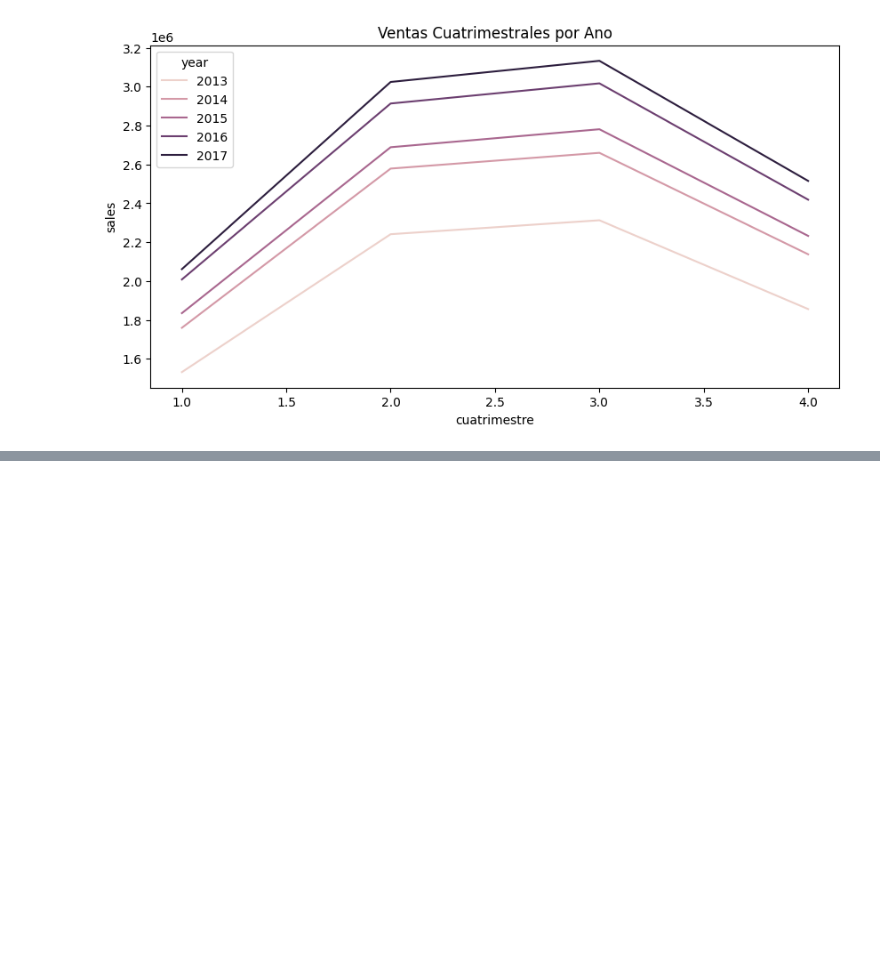
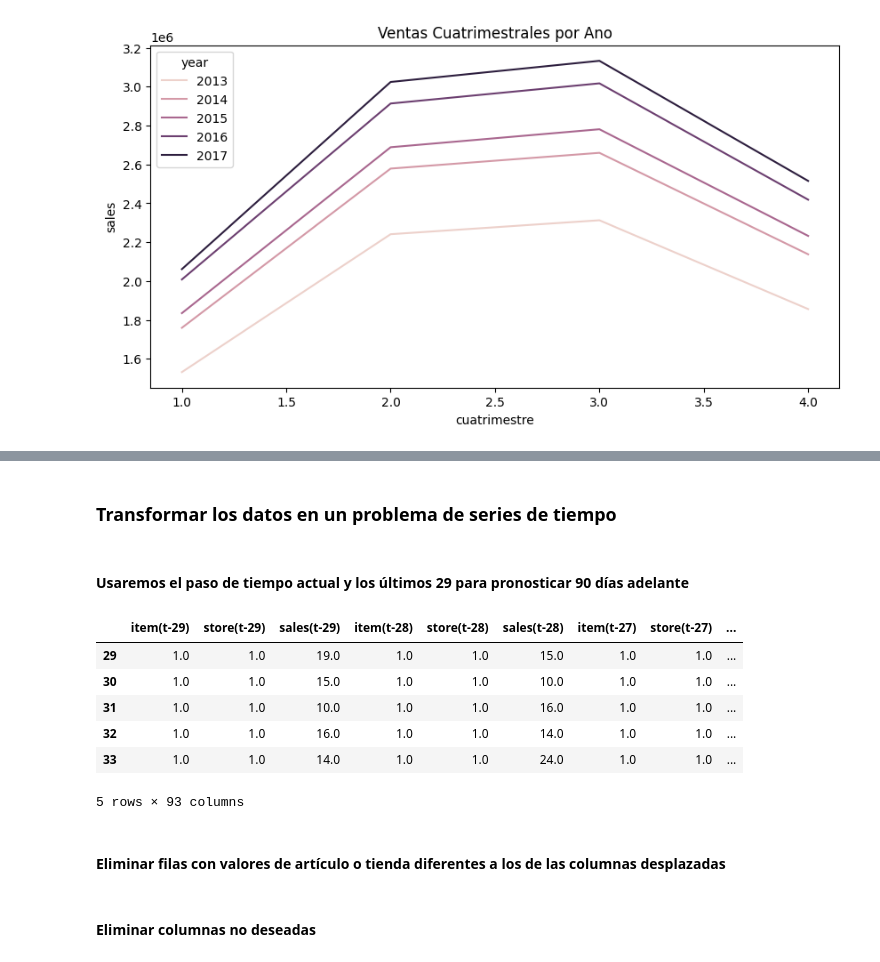
Before and after one commit to evelinxochihuax/Series_Tiempo_Ventas, a Jupyter notebook: notebook/ventas.ipynb, the cells around one changed output, grey strips where cells are left out. Drawn from its saved outputs; the diff is of its cells as text; code cells hidden in the pictures; blank space fills up the shorter version.

Commit message:
division de datos

```diff
--- a/notebook/ventas.ipynb
+++ b/notebook/ventas.ipynb
@@ -173,0 +172,2 @@ plt.show()
+# %%
+train = train[(train['date'] >= '2017-01-01')]
@@ -173,0 +176,5 @@ plt.show()
+# %%
+train_gp = train.sort_values('date').groupby(['item', 'store', 'date'], as_index=False)
+train_gp = train_gp.agg({'sales':['mean']})
+train_gp.columns = ['item', 'store', 'date', 'sales']
+train_gp.head()
@@ -173,0 +188,39 @@ plt.show()
+# %% [markdown]
+### Transformar los datos en un problema de series de tiempo
+# %%
+def series_to_supervised(data, window=1, lag=1, dropnan=True):
+    cols, names = list(), list()
+    # Secuencia de entrada (t-n, ... t-1)
+    for i in range(window, 0, -1):
+        cols.append(data.shift(i))
+        names += [('%s(t-%d)' % (col, i)) for col in data.columns]
+    # Paso de tiempo actual (t=0)
+    cols.append(data)
+    names += [('%s(t)' % (col)) for col in data.columns]
+    # Paso de tiempo objetivo (t=rezago)
+    cols.append(data.shift(-lag))
+    names += [('%s(t+%d)' % (col, lag)) for col in data.columns]
+    # Unir todo
+    agg = pd.concat(cols, axis=1)
+    agg.columns = names
+    # Eliminar filas con valores NaN
+    if dropnan:
+        agg.dropna(inplace=True)
+    return agg
+# %% [markdown]
+#### Usaremos el paso de tiempo actual y los últimos 29 para pronosticar 90 días adelante
+# %%
+window = 29
+lag = lag_size
+series = series_to_supervised(train_gp.drop('date', axis=1), window=window, lag=lag)
+series.head()
+# %% [output]
+|  | item(t-29) | store(t-29) | sales(t-29) | item(t-28) | store(t-28) | sales(t-28) | item(t-27) | store(t-27) | ... |
+| 29 | 1.0 | 1.0 | 19.0 | 1.0 | 1.0 | 15.0 | 1.0 | 1.0 | ... |
+| 30 | 1.0 | 1.0 | 15.0 | 1.0 | 1.0 | 10.0 | 1.0 | 1.0 | ... |
+| 31 | 1.0 | 1.0 | 10.0 | 1.0 | 1.0 | 16.0 | 1.0 | 1.0 | ... |
+| 32 | 1.0 | 1.0 | 16.0 | 1.0 | 1.0 | 14.0 | 1.0 | 1.0 | ... |
+| 33 | 1.0 | 1.0 | 14.0 | 1.0 | 1.0 | 24.0 | 1.0 | 1.0 | ... |
+5 rows × 93 columns
+# %% [markdown]
+#### Eliminar filas con valores de artículo o tienda diferentes a los de las columnas desplazadas
@@ -173,0 +232,2 @@ plt.show()
+# %% [markdown]
+#### Eliminar columnas no deseadas
```
Also changed, not shown: parts of 8 cells of this notebook.
